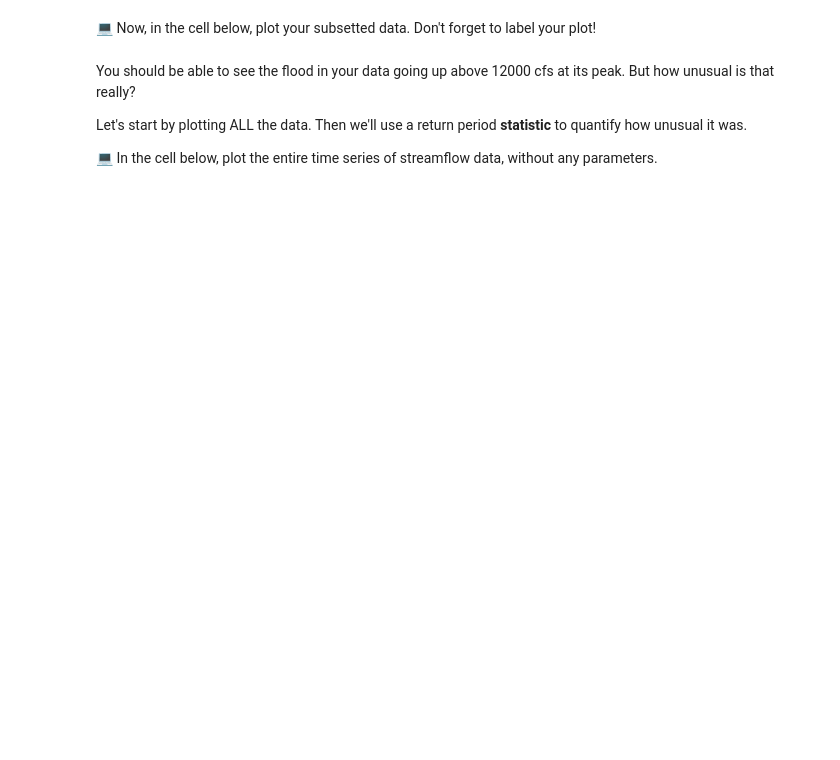
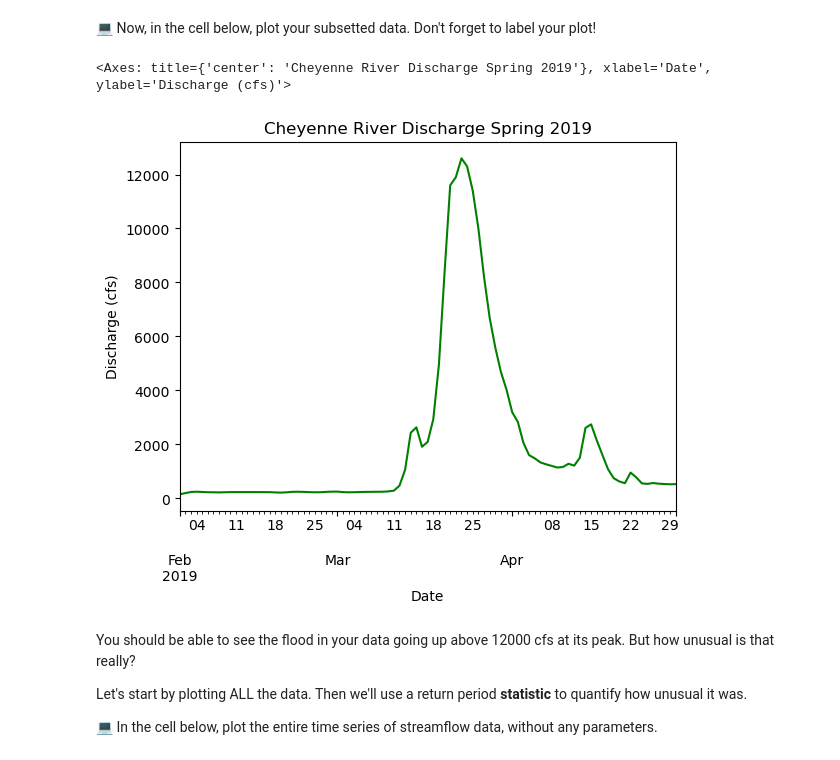
Before and after one commit to KiStroh/time-series-data-KiStroh, a Jupyter notebook: stars-02-time-series.ipynb, the cells around one changed output. Saved outputs shown, nothing was run; the diff lists cells and outputs as text; code cells hidden in the pictures; blank space fills up the shorter version.

```diff
--- a/stars-02-time-series.ipynb
+++ b/stars-02-time-series.ipynb
@@ -379,0 +397,14 @@ raise NotImplementedError()
+# %%
+river_flow = pd.read_csv(
+    BytesIO(Req.content),
+    comment='#',
+    delimiter='\t',
+    skiprows=[30, 31],
+    names=['Agency', 'Site Number', 'Date', 'Discharge',
+          'Site Code', 'Gauge Height', 'Site Code 2'],
+    index_col='Date',
+    parse_dates=True,
+   na_values='Ice' )
+
+river_flow_update = river_flow.drop(columns = ['Site Code', 'Site Code 2'])
+river_flow_update
@@ -425,0 +476,3 @@ raise NotImplementedError()
+# %%
+river_subset = river_flow['2019-02-01':'2019-04-30']
+river_subset
@@ -473,3 +545,11 @@ raise NotImplementedError()
+# %%
+river_subset.plot(y='Discharge', ylabel='Discharge (cfs)',
+                  title='Cheyenne River Discharge Spring 2019',
+                  color='green',
+                  legend=False )
+# %% [output]
+<Axes: title={'center': 'Cheyenne River Discharge Spring 2019'}, xlabel='Date', ylabel='Discharge (cfs)'>
+[figure, added]
 # %% [markdown]
 You should be able to see the flood in your data going up above 12000 cfs at its peak. But how unusual is that really?
 
```
Also changed, not shown: parts of 21 cells of this notebook, 1 other file.
